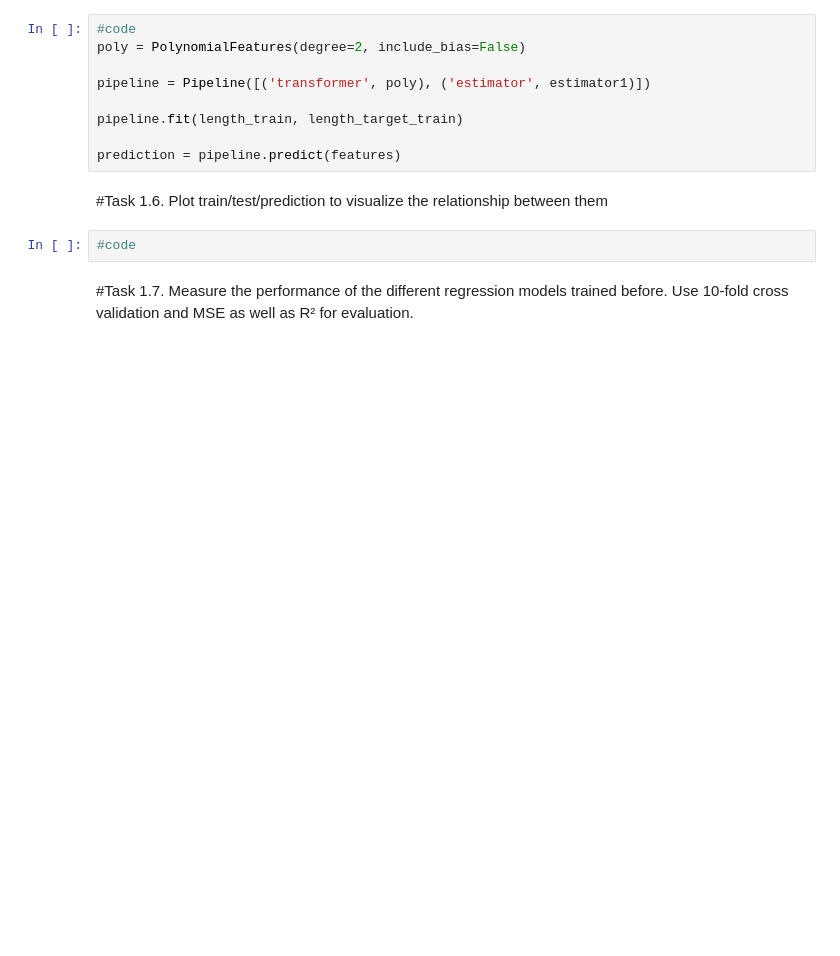
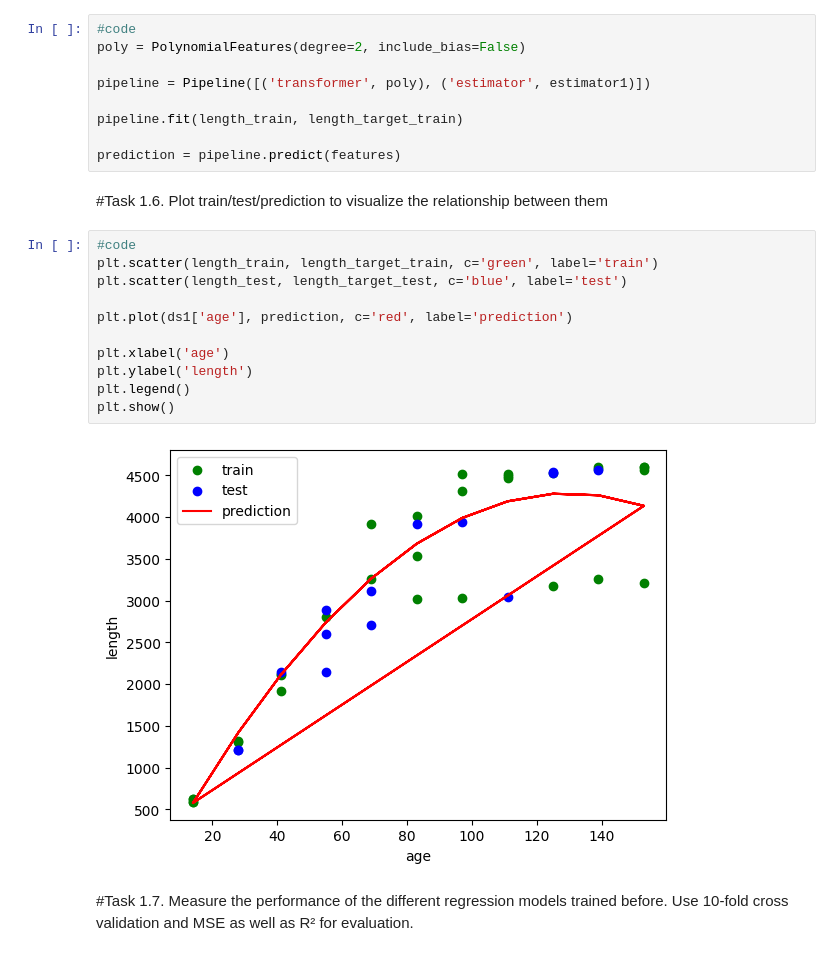
Before and after one commit to PhamTienLoc/Lab_DM, a Jupyter notebook: Lab_5_21130429_PhamTienLoc.ipynb, the cells around one changed output. Cells and saved outputs as stored; diff of their text form; blank space fills up the shorter version.

```diff
--- a/Lab_5_21130429_PhamTienLoc.ipynb
+++ b/Lab_5_21130429_PhamTienLoc.ipynb
@@ -138,8 +138,19 @@ pipeline.fit(length_train, length_target_train)
 prediction = pipeline.predict(features)
 # %% [markdown]
 #Task 1.6. Plot train/test/prediction to visualize the relationship between them
-# %%
-#code
+# %%
+#code
+plt.scatter(length_train, length_target_train, c='green', label='train')
+plt.scatter(length_test, length_target_test, c='blue', label='test')
+
+plt.plot(ds1['age'], prediction, c='red', label='prediction')
+
+plt.xlabel('age')
+plt.ylabel('length')
+plt.legend()
+plt.show()
+# %% [output]
+[figure, added]
 # %% [markdown]
 #Task 1.7. Measure the performance of the different regression models trained before. Use 10-fold cross validation and MSE as well as R² for evaluation.
 # %%
```
